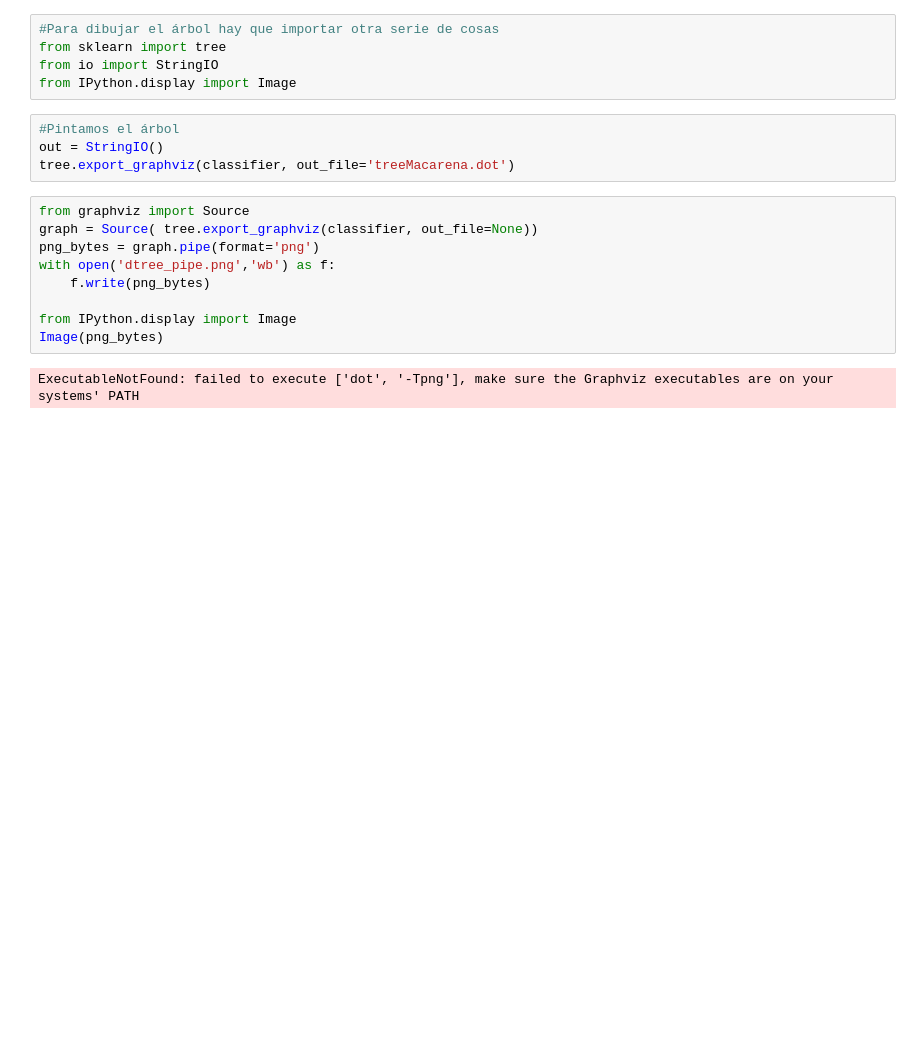
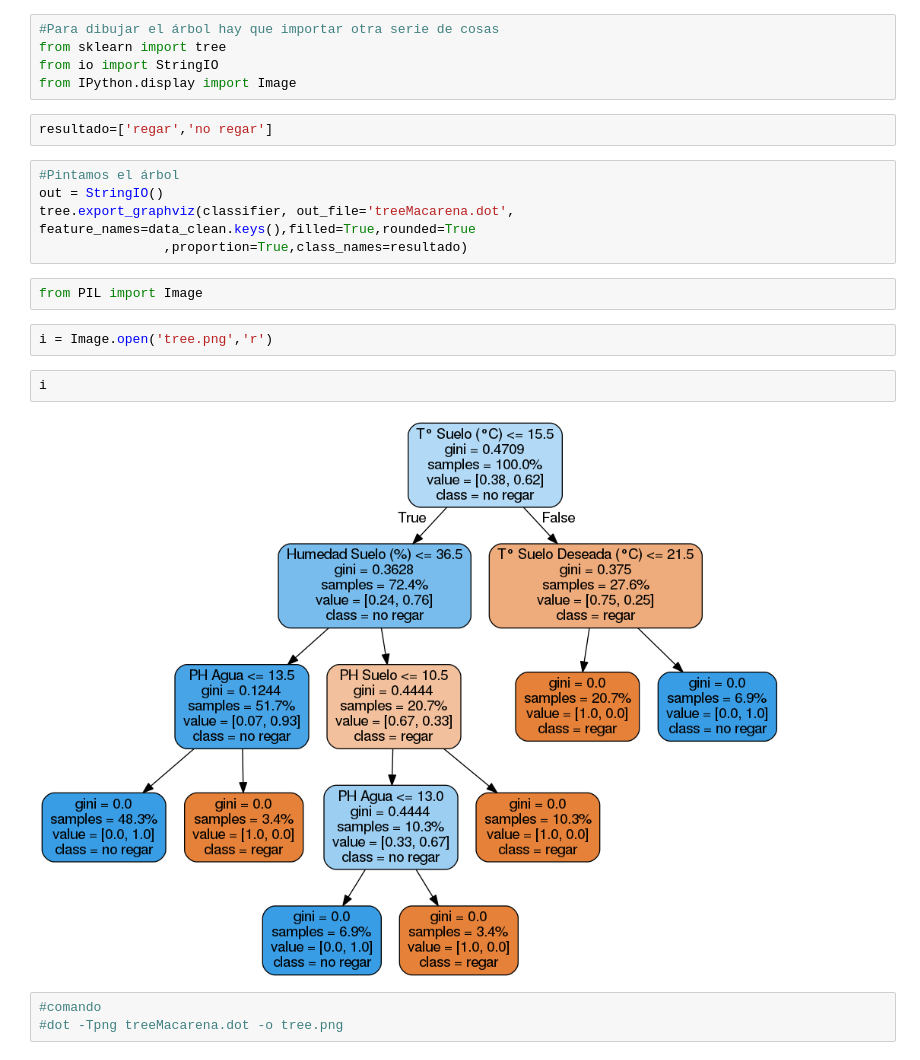
Before and after one commit to fmedel/Tarea-IA-arbol, a Jupyter notebook: arboles.ipynb, the cells around one changed output. Saved outputs shown, nothing was run; the diff lists cells and outputs as text; blank space fills up the shorter version.

```diff
--- a/arboles.ipynb
+++ b/arboles.ipynb
@@ -106,18 +106,21 @@ sklearn.metrics.accuracy_score(tar_test, predictions)
 from sklearn import tree
 from io import StringIO
 from IPython.display import Image
+# %%
+resultado=['regar','no regar']
 # %%
 #Pintamos el árbol
 out = StringIO()
-tree.export_graphviz(classifier, out_file='treeMacarena.dot')
+tree.export_graphviz(classifier, out_file='treeMacarena.dot', feature_names=data_clean.keys(),filled=True,rounded=True
+                ,proportion=True,class_names=resultado)
-# %%
-from graphviz import Source
-graph = Source( tree.export_graphviz(classifier, out_file=None))
-png_bytes = graph.pipe(format='png')
-with open('dtree_pipe.png','wb') as f:
-    f.write(png_bytes)
-
-from IPython.display import Image
-Image(png_bytes)
-# %% [output]
-ExecutableNotFound: failed to execute ['dot', '-Tpng'], make sure the Graphviz executables are on your systems' PATH
+# %%
+from PIL import Image
+# %%
+i = Image.open('tree.png','r')
+# %%
+i
+# %% [output]
+[figure, added]
+# %%
+#comando
+#dot -Tpng treeMacarena.dot -o tree.png
```
Also changed, not shown: parts of 2 cells of this notebook, 3 other files.
